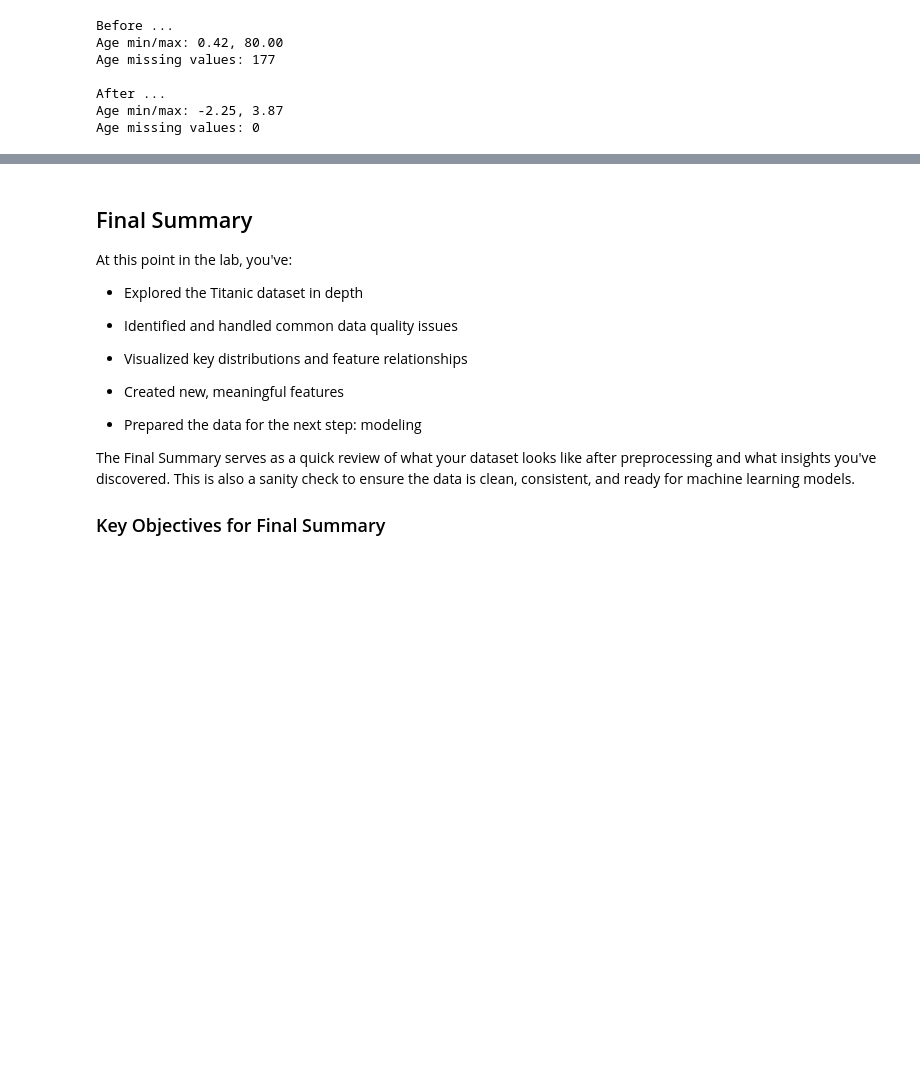
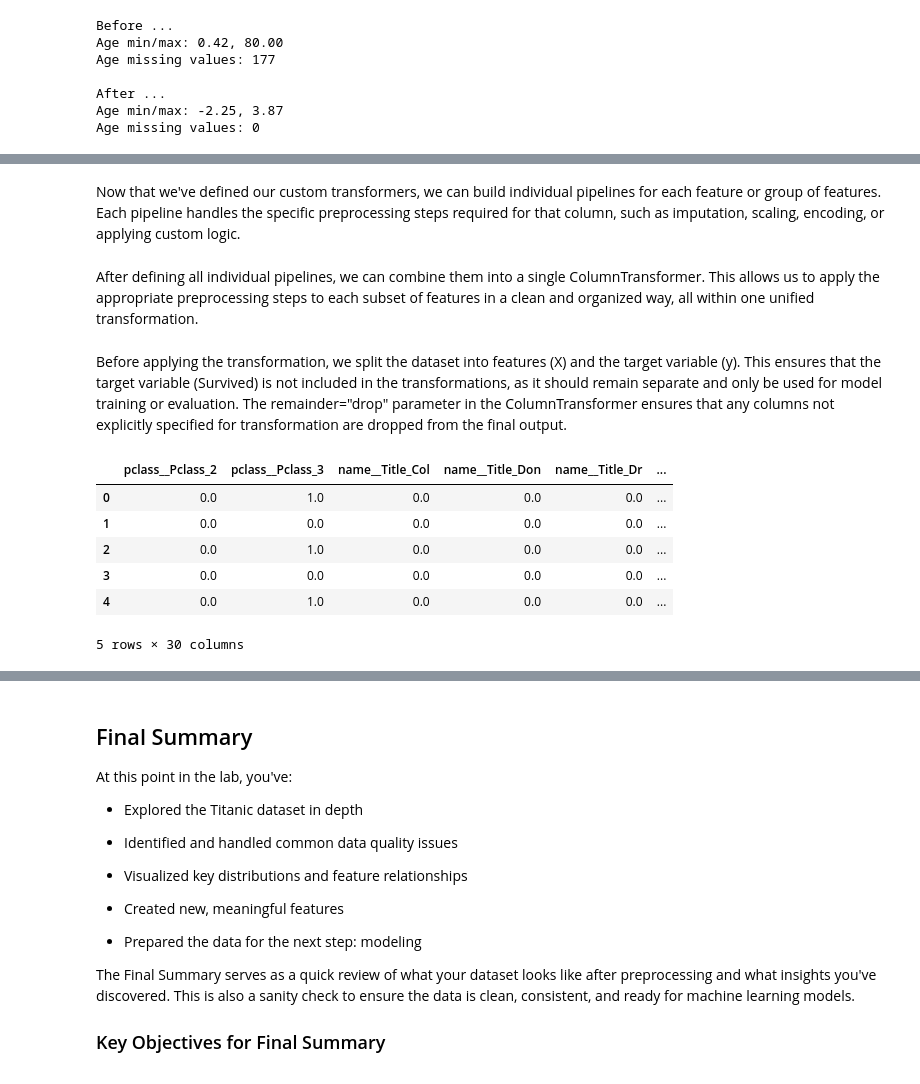
Before and after one commit to MAL-TO/Workshop-ML, a Jupyter notebook: lab-01.ipynb, the cells around one changed output, grey strips where cells are left out. Drawn from its saved outputs; the diff is of its cells as text; code cells hidden in the pictures; blank space fills up the shorter version.

```diff
--- a/lab-01.ipynb
+++ b/lab-01.ipynb
@@ -1284,0 +1300,19 @@ df.head()
+# %%
+class FamilySizeTransformer(BaseEstimator, TransformerMixin):
+    def __init__(self):
+        pass
+
+    def fit(self, X, y=None):
+        return self
+
+    def transform(self, X, y=None):
+        # Compute family size
+        X_copy = X.copy()
+        X_copy['FamilySize'] = X_copy['SibSp'] + X_copy['Parch'] + 1
+        return X_copy[['FamilySize']]
+
+    def get_feature_names_out(self, input_features=None):
+        # After transform, this transformer outputs a single column "FamilySize"
+        return np.array(["FamilySize"])
+# %% [markdown]
+Now that we've defined our custom transformers, we can build individual pipelines for each feature or group of features. Each pipeline handles the specific preprocessing steps required for that column, such as imputation, scaling, encoding, or applying custom logic.
@@ -1285,2 +1346,36 @@ df.head()
+# %% [markdown]
+After defining all individual pipelines, we can combine them into a single ColumnTransformer. This allows us to apply the appropriate preprocessing steps to each subset of features in a clean and organized way, all within one unified transformation.
+# %%
+final_transformation = ColumnTransformer(
+    transformers=[
+        ("pclass_preprocess", pclass_pipeline, ["Pclass"]),
+        ("name_preprocess", name_pipeline, ["Name"]),
+        ("sex_preprocess", sex_pipeline, ["Sex"]),
+        ("age_preprocess", age_pipeline, ["Age"]),
+        ("sibsp_parch_preprocess", family_pipeline, ["SibSp", "Parch"]),
+        ("embarked_preprocess", embarked_pipeline, ["Embarked"])
+        ],
+    remainder="drop",
+    verbose_feature_names_out=True,
+    sparse_threshold=0
+)
+# %% [markdown]
+Before applying the transformation, we split the dataset into features (X) and the target variable (y). This ensures that the target variable (Survived) is not included in the transformations, as it should remain separate and only be used for model training or evaluation. The remainder="drop" parameter in the ColumnTransformer ensures that any columns not explicitly specified for transformation are dropped from the final output.
+# %%
+X, y = df.drop(columns=["Survived"]), df["Survived"]
+
+transformed_array = final_transformation.fit_transform(X)
+feature_names = final_transformation.get_feature_names_out()
+
+transformed_df = pd.DataFrame(transformed_array, columns=feature_names, index=X.index)
+transformed_df.head()
+# %% [output]
+|  | pclass__Pclass_2 | pclass__Pclass_3 | name__Title_Col | name__Title_Don | name__Title_Dr | ... |
+| 0 | 0.0 | 1.0 | 0.0 | 0.0 | 0.0 | ... |
+| 1 | 0.0 | 0.0 | 0.0 | 0.0 | 0.0 | ... |
+| 2 | 0.0 | 1.0 | 0.0 | 0.0 | 0.0 | ... |
+| 3 | 0.0 | 0.0 | 0.0 | 0.0 | 0.0 | ... |
+| 4 | 0.0 | 1.0 | 0.0 | 0.0 | 0.0 | ... |
+5 rows × 30 columns
 # %%
 # Transformations
```
Also changed, not shown: parts of 19 cells of this notebook.
